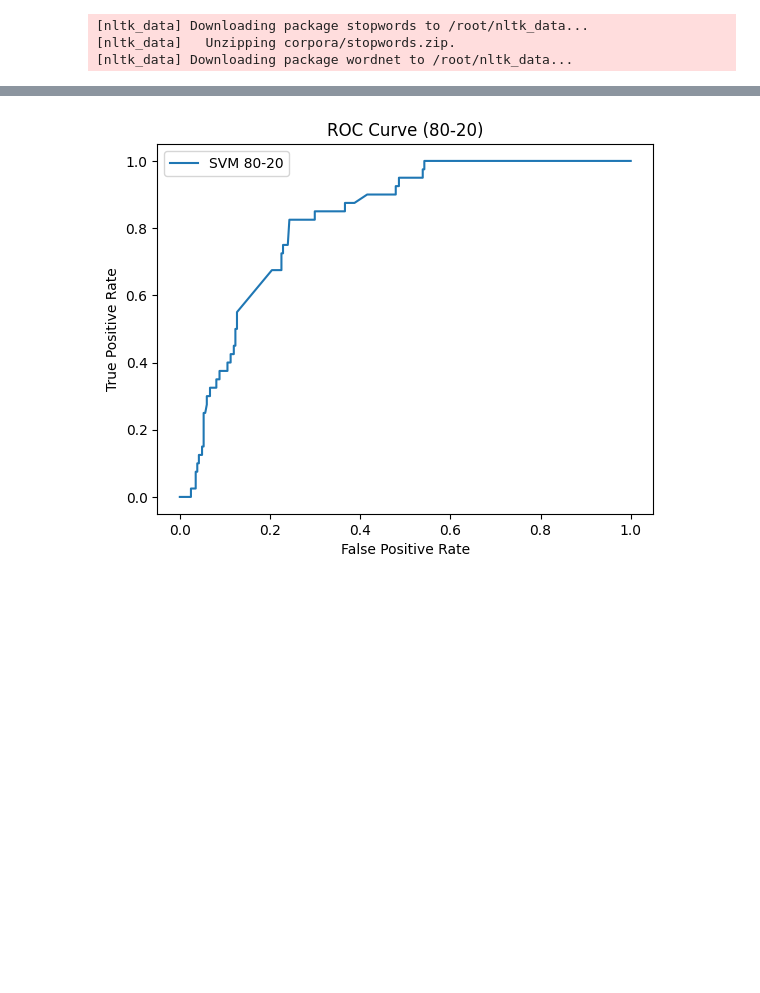
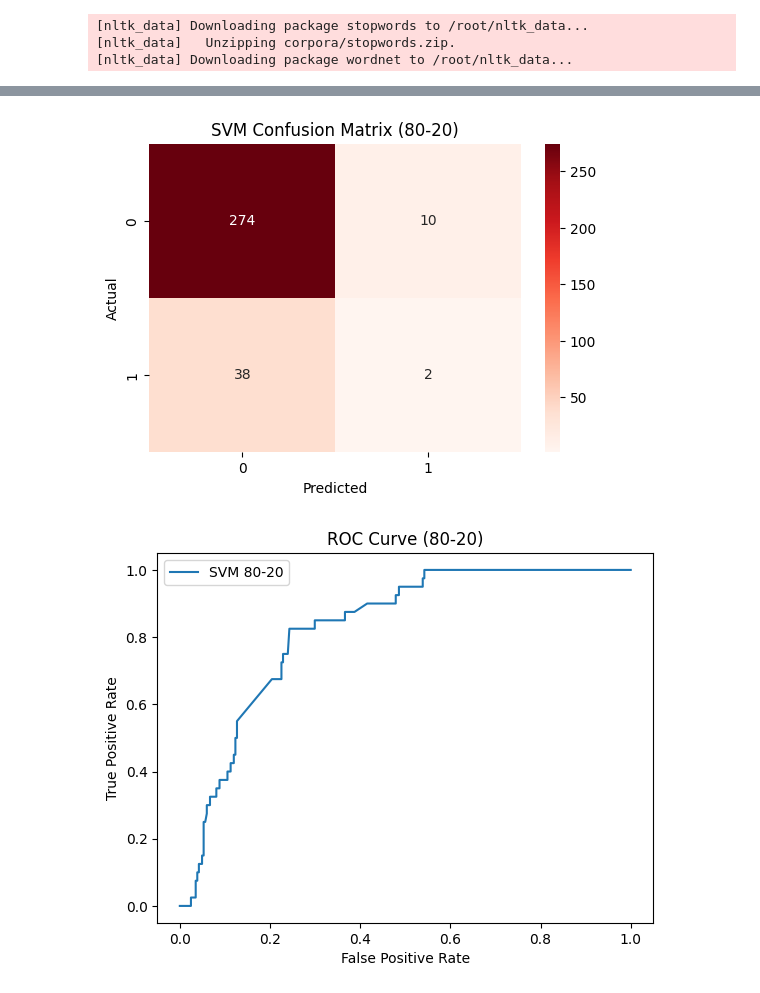
Before and after one commit to MehulShukla-git/Movie_Recommendation_System, a Jupyter notebook: SVM.ipynb, the cells around one changed output, grey strips where cells are left out. Cells and saved outputs as stored; diff of their text form; code cells hidden in the pictures; blank space fills up the shorter version.

```diff
--- a/SVM.ipynb
+++ b/SVM.ipynb
@@ -115,3 +115,18 @@ ROC-AUC  : 0.8257042253521125
+# %%
+from sklearn.metrics import confusion_matrix
+import seaborn as sns
+import matplotlib.pyplot as plt
+
+cm_80 = confusion_matrix(y_test_20, y_pred_80)
+
+plt.figure(figsize=(6,4))
+sns.heatmap(cm_80, annot=True, fmt='d', cmap='Reds')
+plt.title("SVM Confusion Matrix (80-20)")
+plt.xlabel("Predicted")
+plt.ylabel("Actual")
+plt.show()
+# %% [output]
+[figure, added]
 # %%
 fpr_80, tpr_80, _ = roc_curve(y_test_20, y_prob_80)
 
```
Also changed, not shown: parts of 4 cells of this notebook.
